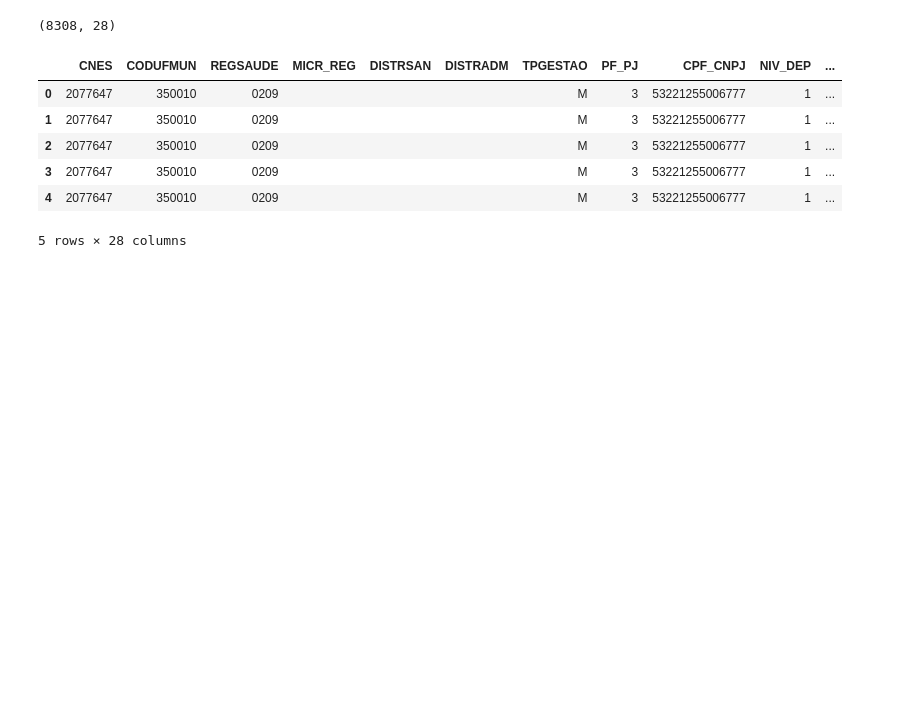
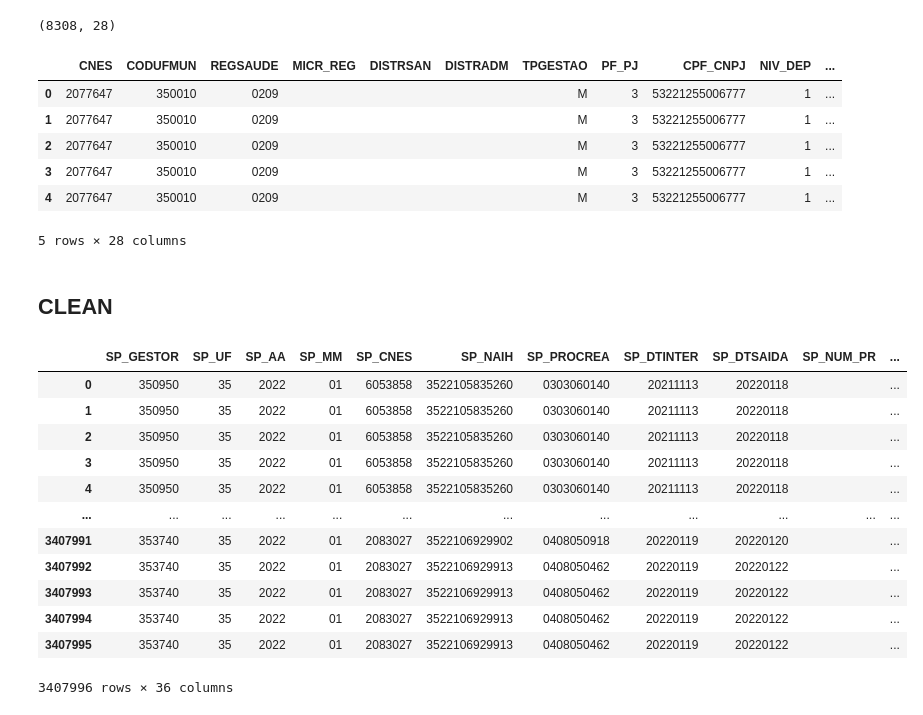
Before and after one commit to Carolina-Silva/TCC, a Jupyter notebook: notebooks/download_data.ipynb, the cells around one changed output. Cells and saved outputs as stored; diff of their text form; code cells hidden in the pictures; blank space fills up the shorter version.

Commit message:
:construction: clean data

```diff
--- a/notebooks/download_data.ipynb
+++ b/notebooks/download_data.ipynb
@@ -86,3 +85,21 @@ df_CNES.head()
 | 3 | 2077647 | 350010 | 0209 |  |  |  | M | 3 | 53221255006777 | 1 | ... |
 | 4 | 2077647 | 350010 | 0209 |  |  |  | M | 3 | 53221255006777 | 1 | ... |
 5 rows × 28 columns
+# %% [markdown]
+## CLEAN
+# %%
+df_SIH
+# %% [output]
+|  | SP_GESTOR | SP_UF | SP_AA | SP_MM | SP_CNES | SP_NAIH | SP_PROCREA | SP_DTINTER | SP_DTSAIDA | SP_NUM_PR | ... |
+| 0 | 350950 | 35 | 2022 | 01 | 6053858 | 3522105835260 | 0303060140 | 20211113 | 20220118 |  | ... |
+| 1 | 350950 | 35 | 2022 | 01 | 6053858 | 3522105835260 | 0303060140 | 20211113 | 20220118 |  | ... |
+| 2 | 350950 | 35 | 2022 | 01 | 6053858 | 3522105835260 | 0303060140 | 20211113 | 20220118 |  | ... |
+| 3 | 350950 | 35 | 2022 | 01 | 6053858 | 3522105835260 | 0303060140 | 20211113 | 20220118 |  | ... |
+| 4 | 350950 | 35 | 2022 | 01 | 6053858 | 3522105835260 | 0303060140 | 20211113 | 20220118 |  | ... |
+| ... | ... | ... | ... | ... | ... | ... | ... | ... | ... | ... | ... |
+| 3407991 | 353740 | 35 | 2022 | 01 | 2083027 | 3522106929902 | 0408050918 | 20220119 | 20220120 |  | ... |
+| 3407992 | 353740 | 35 | 2022 | 01 | 2083027 | 3522106929913 | 0408050462 | 20220119 | 20220122 |  | ... |
+| 3407993 | 353740 | 35 | 2022 | 01 | 2083027 | 3522106929913 | 0408050462 | 20220119 | 20220122 |  | ... |
+| 3407994 | 353740 | 35 | 2022 | 01 | 2083027 | 3522106929913 | 0408050462 | 20220119 | 20220122 |  | ... |
+| 3407995 | 353740 | 35 | 2022 | 01 | 2083027 | 3522106929913 | 0408050462 | 20220119 | 20220122 |  | ... |
+3407996 rows × 36 columns
```
Also changed, not shown: parts of 2 cells of this notebook.
